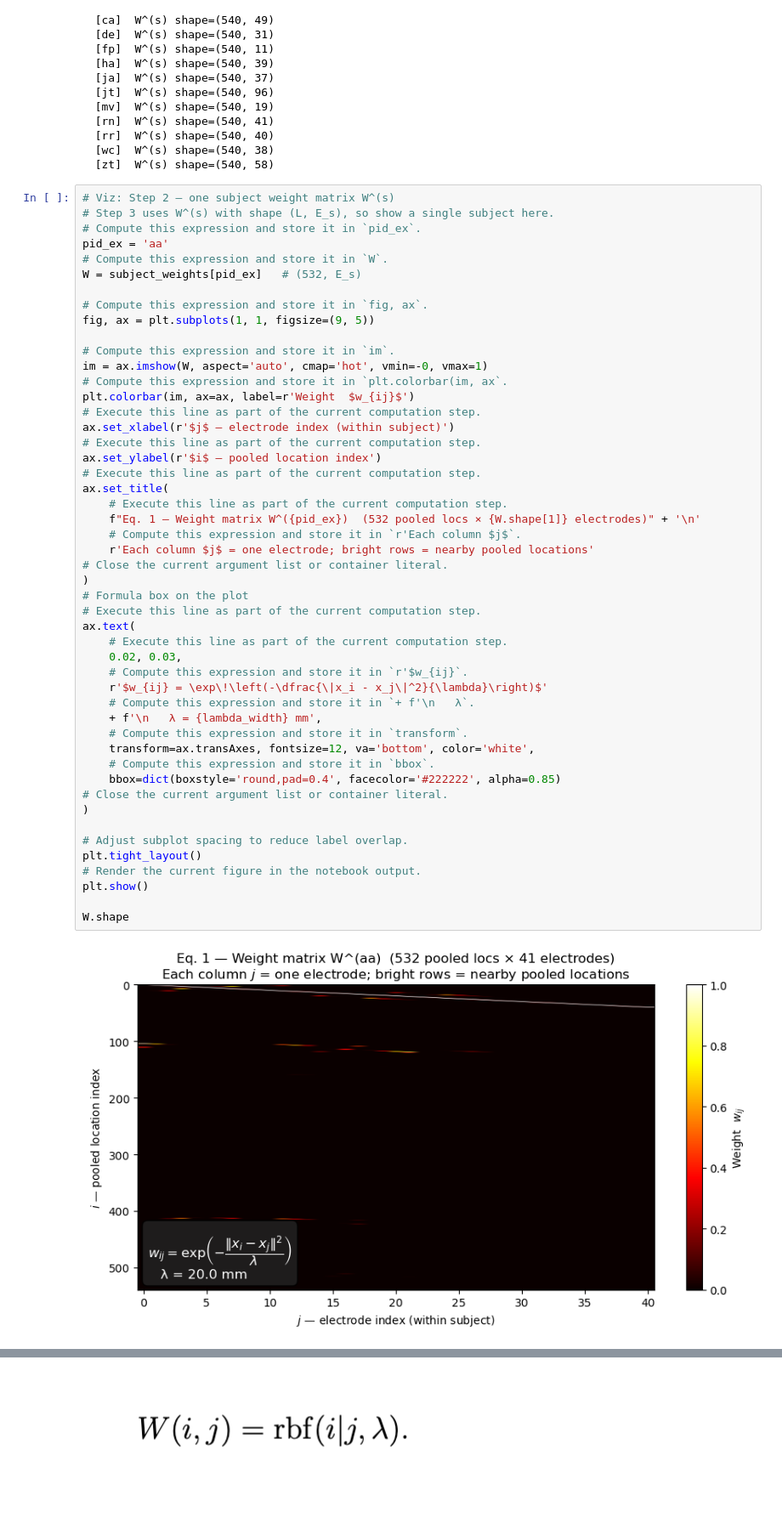
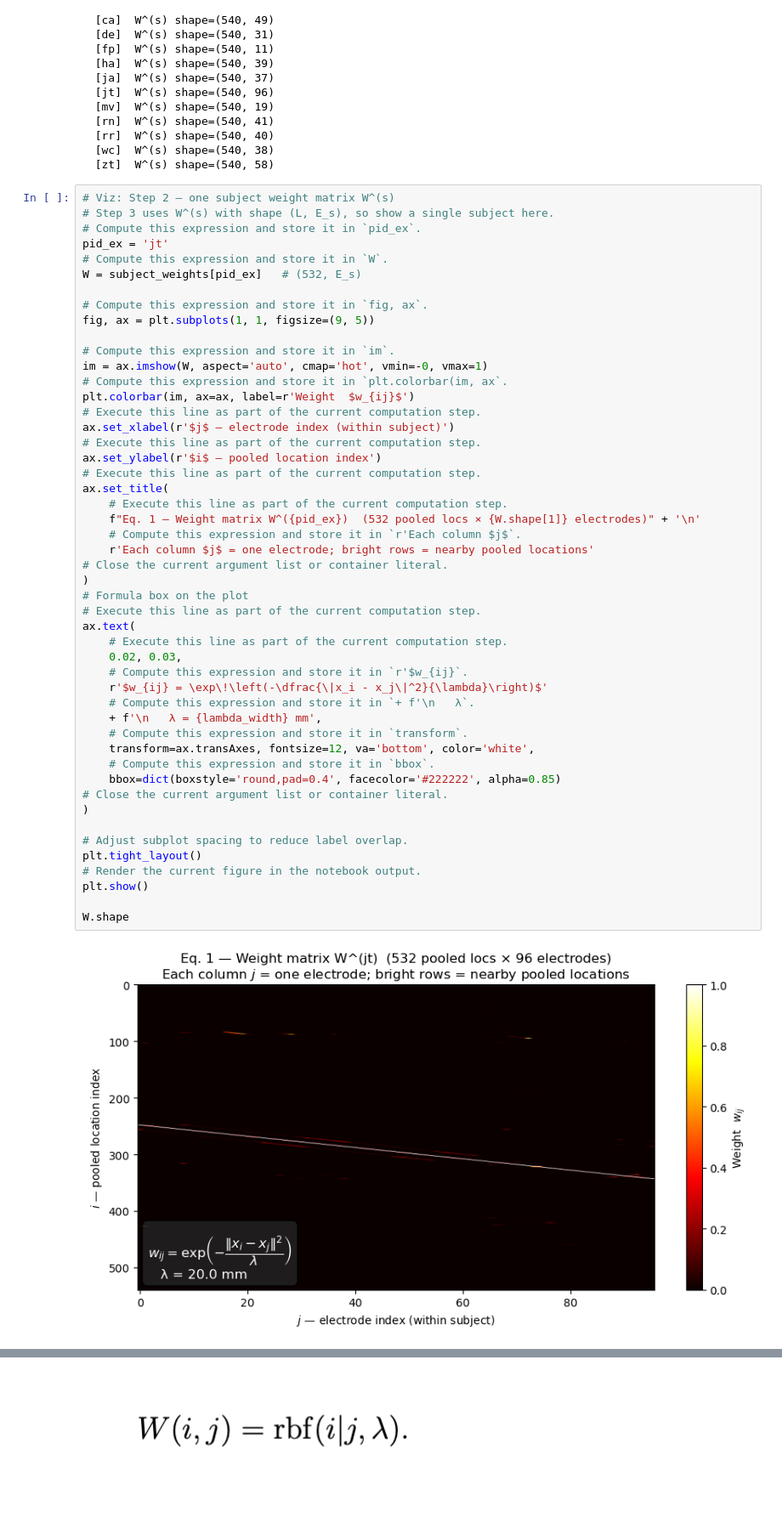
Before and after one commit to NoahWanless/SuperEeg-M467-project, a Jupyter notebook: Electrode_Correlations.ipynb, the cells around one changed output, grey strips where cells are left out. Shown at 85% size. Cells and saved outputs as stored; diff of their text form.

```diff
--- a/Electrode_Correlations.ipynb
+++ b/Electrode_Correlations.ipynb
@@ -420,7 +420,7 @@ Step 2 complete — Gaussian weight matrices W^(s)  (Eq. 1):
 # Viz: Step 2 — one subject weight matrix W^(s)
 # Step 3 uses W^(s) with shape (L, E_s), so show a single subject here.
 # Compute this expression and store it in `pid_ex`.
-pid_ex = 'aa'
+pid_ex = 'jt'
 # Compute this expression and store it in `W`.
 W = subject_weights[pid_ex]   # (532, E_s)
 
@@ -439,31 +439,31 @@ ax.set_ylabel(r'$i$ — pooled location index')
 ax.set_title(
     # Execute this line as part of the current computation step.
     f"Eq. 1 — Weight matrix W^({pid_ex})  (532 pooled locs × {W.shape[1]} electrodes)" + '\n'
     # Compute this expression and store it in `r'Each column $j$`.
     r'Each column $j$ = one electrode; bright rows = nearby pooled locations'
 # Close the current argument list or container literal.
 )
 # Formula box on the plot
 # Execute this line as part of the current computation step.
 ax.text(
     # Execute this line as part of the current computation step.
     0.02, 0.03,
     # Compute this expression and store it in `r'$w_{ij}`.
     r'$w_{ij} = \exp\!\left(-\dfrac{\|x_i - x_j\|^2}{\lambda}\right)$'
     # Compute this expression and store it in `+ f'\n   λ`.
     + f'\n   λ = {lambda_width} mm',
     # Compute this expression and store it in `transform`.
     transform=ax.transAxes, fontsize=12, va='bottom', color='white',
     # Compute this expression and store it in `bbox`.
     bbox=dict(boxstyle='round,pad=0.4', facecolor='#222222', alpha=0.85)
 # Close the current argument list or container literal.
 )
 
 # Adjust subplot spacing to reduce label overlap.
 plt.tight_layout()
 # Render the current figure in the notebook output.
 plt.show()
 
 W.shape
 # %% [output]
-[figure, old version]
+[figure, new version]
```
Also changed, not shown: parts of 3 cells of this notebook, 1 other file.
